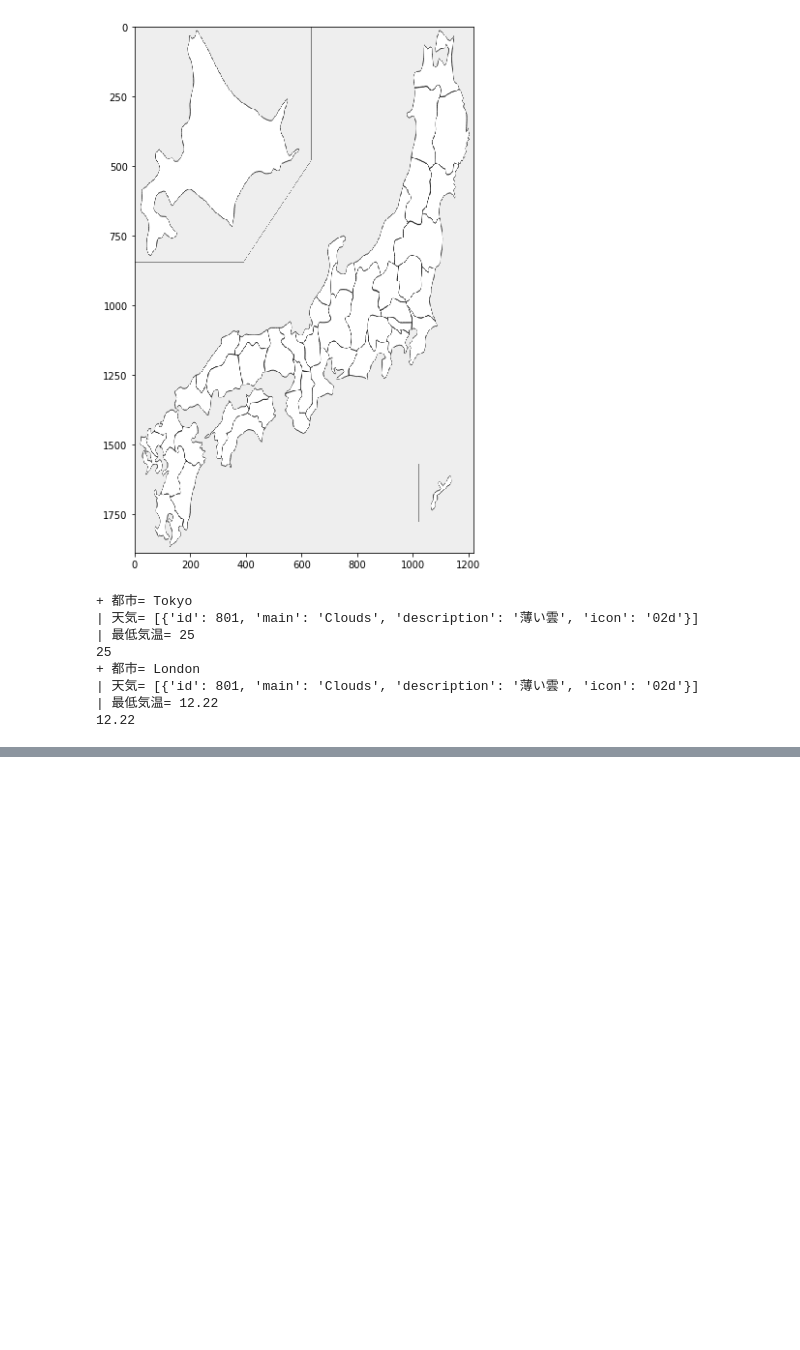
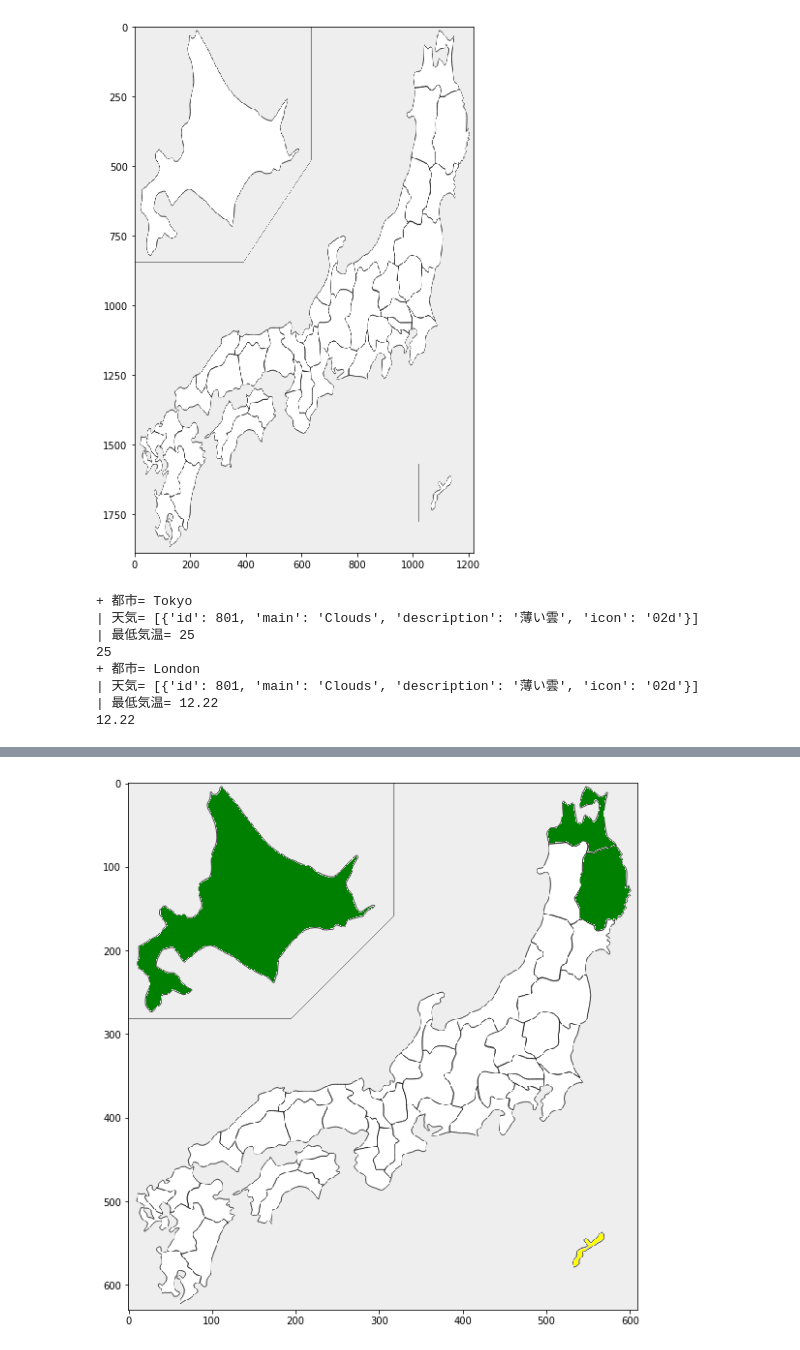
Before and after one commit to shocora/weather_visualization, a Jupyter notebook: project.ipynb, the cells around one changed output, grey strips where cells are left out. Drawn from its saved outputs; the diff is of its cells as text; code cells hidden in the pictures; blank space fills up the shorter version.

```diff
--- a/project.ipynb
+++ b/project.ipynb
@@ -68,0 +77,52 @@ plt.imshow(z);
+# %%
+import requests,json
+from pylab import rcParams#出力画像のサイズ変更
+from japanmap import *
+%matplotlib inline
+import matplotlib.pyplot as plt
+rcParams['figure.figsize']=10,10
+#-------------------------------------------------------------------------------------
+API_KEY = "0a5357d6b04726d418aad4cca2202999"
+api = "http://api.openweathermap.org/data/2.5/weather?q={city}&units=metric&lang=ja&appid={key}"
+count=0
+data={}
+color=[]
+pref_list=['北海道', '青森県', '岩手県','沖縄県']
+pref_weather=["Hokkaidō","Aomori-ken","Iwate-ken","Okinawa"]
+#--------------------------------------------------------------------------------------
+def temp_color(a):
+    if a >= 30:
+        color='red'
+        return color
+    elif a>=25:
+        color='orange'
+        return color
+    elif a>=20:
+        color='yellow'
+        return color
+    elif a>15:
+        color='lightgreen'
+        return color
+    elif a>10:
+        color='green'
+        return color
+    elif a>=5:
+        color='cyan'
+        return color
+    else:
+        color='blue'
+        return color
+
+for city_name in pref_weather:
+    url = api.format(city = city_name, key = API_KEY)
+    response = requests.get(url)
+    data = json.loads(response.text)
+    temp=data["main"]["temp"]
+    color.append(temp)
+for l,w in zip(pref_list,color):#dataに辞書形式で代入
+    col=temp_color(w)
+    data[l]=col
+
+plt.imshow(picture(data));
+# %% [output]
+[figure, added]
```
Also changed, not shown: parts of 1 cell of this notebook.
